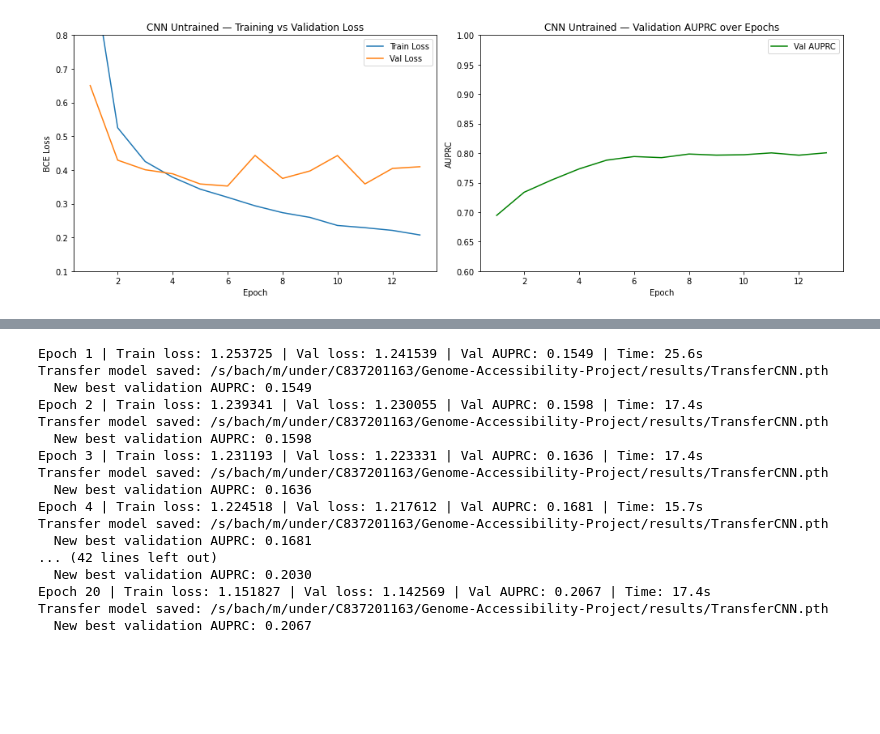
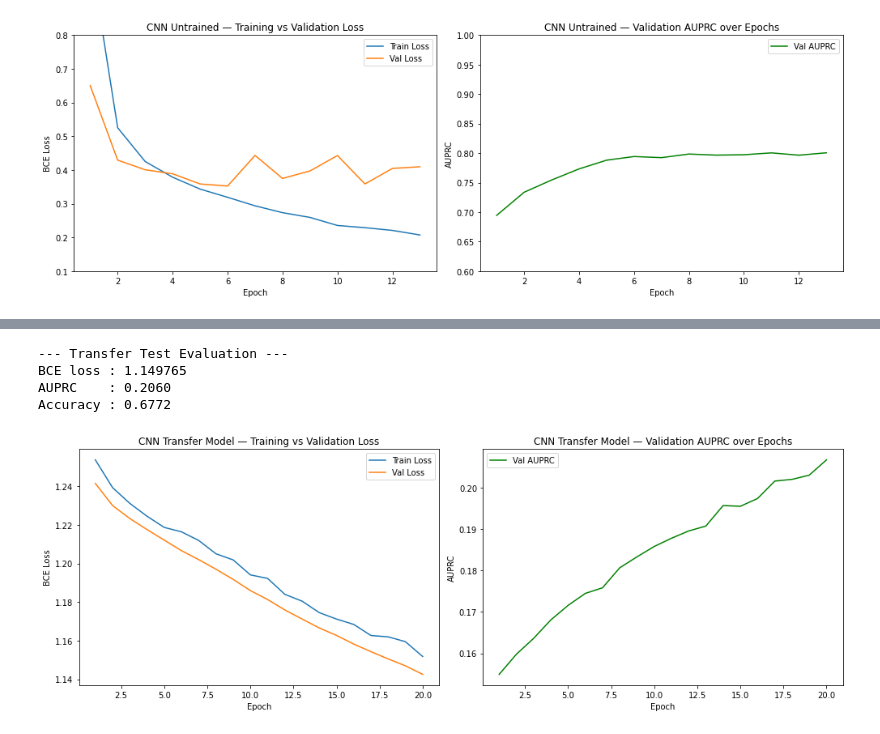
Before and after one commit to pmckone/Genome-Accessibility-Project, a Jupyter notebook: FinalProject.ipynb, the cells around one changed output, grey strips where cells are left out. Saved outputs shown, nothing was run; the diff lists cells and outputs as text; code cells hidden in the pictures; blank space fills up the shorter version.

```diff
--- a/FinalProject.ipynb
+++ b/FinalProject.ipynb
@@ -203,33 +159,32 @@ Skipped: regression_block.3.bias
-# %%
-from TransferCNN import get_transfer_loss_fn
-
-loss_fn = get_transfer_loss_fn(y_train, device)
-
-train_losses, val_losses, val_auprcs = transfer_model.train_model(
-    train_loader=train_loader,
-    val_loader=val_loader,
-    loss_fn=loss_fn,
-    device=device,
-    epochs=20,
-    lr=1e-5,
-    weight_decay=1e-4,
-    patience=5
-)
-# %% [output]
-Epoch 1 | Train loss: 1.253725 | Val loss: 1.241539 | Val AUPRC: 0.1549 | Time: 25.6s
-Transfer model saved: /s/bach/m/under/C837201163/Genome-Accessibility-Project/results/TransferCNN.pth
-  New best validation AUPRC: 0.1549
-Epoch 2 | Train loss: 1.239341 | Val loss: 1.230055 | Val AUPRC: 0.1598 | Time: 17.4s
-Transfer model saved: /s/bach/m/under/C837201163/Genome-Accessibility-Project/results/TransferCNN.pth
-  New best validation AUPRC: 0.1598
-Epoch 3 | Train loss: 1.231193 | Val loss: 1.223331 | Val AUPRC: 0.1636 | Time: 17.4s
-Transfer model saved: /s/bach/m/under/C837201163/Genome-Accessibility-Project/results/TransferCNN.pth
-  New best validation AUPRC: 0.1636
-Epoch 4 | Train loss: 1.224518 | Val loss: 1.217612 | Val AUPRC: 0.1681 | Time: 15.7s
-Transfer model saved: /s/bach/m/under/C837201163/Genome-Accessibility-Project/results/TransferCNN.pth
-  New best validation AUPRC: 0.1681
-... (42 lines left out)
-  New best validation AUPRC: 0.2030
-Epoch 20 | Train loss: 1.151827 | Val loss: 1.142569 | Val AUPRC: 0.2067 | Time: 17.4s
-Transfer model saved: /s/bach/m/under/C837201163/Genome-Accessibility-Project/results/TransferCNN.pth
-  New best validation AUPRC: 0.2067
+# %%
+from TransferCNN import TransferCNN, evaluate_transfer
+
+transfer_model, transfer_train_losses, transfer_val_losses, transfer_val_auprcs = load_transfer_model()
+# %%
+loss_fn = get_loss_fn(y_train)
+_,_,_,_,_ = evaluate_transfer(transfer_model, test_loader, loss_fn, device, name='Transfer Test')
+# %% [output]
+--- Transfer Test Evaluation ---
+BCE loss : 1.149765
+AUPRC    : 0.2060
+Accuracy : 0.6772
+# %%
+fig, (ax1, ax2) = plt.subplots(1, 2, figsize=(14, 5))
+
+ax1.plot(range(1, len(transfer_train_losses) + 1), transfer_train_losses, label='Train Loss')
+ax1.plot(range(1, len(transfer_val_losses)   + 1), transfer_val_losses,   label='Val Loss')
+ax1.set_xlabel('Epoch')
+ax1.set_ylabel('BCE Loss')
+ax1.set_title('CNN Transfer Model — Training vs Validation Loss')
+ax1.legend()
+
+ax2.plot(range(1, len(transfer_val_auprcs) + 1), transfer_val_auprcs, label='Val AUPRC', color='green')
+ax2.set_xlabel('Epoch')
+ax2.set_ylabel('AUPRC')
+ax2.set_title('CNN Transfer Model — Validation AUPRC over Epochs')
+ax2.legend()
+
+plt.tight_layout()
+plt.show()
+# %% [output]
+[figure, added]
```
Also changed, not shown: parts of 5 cells of this notebook.
